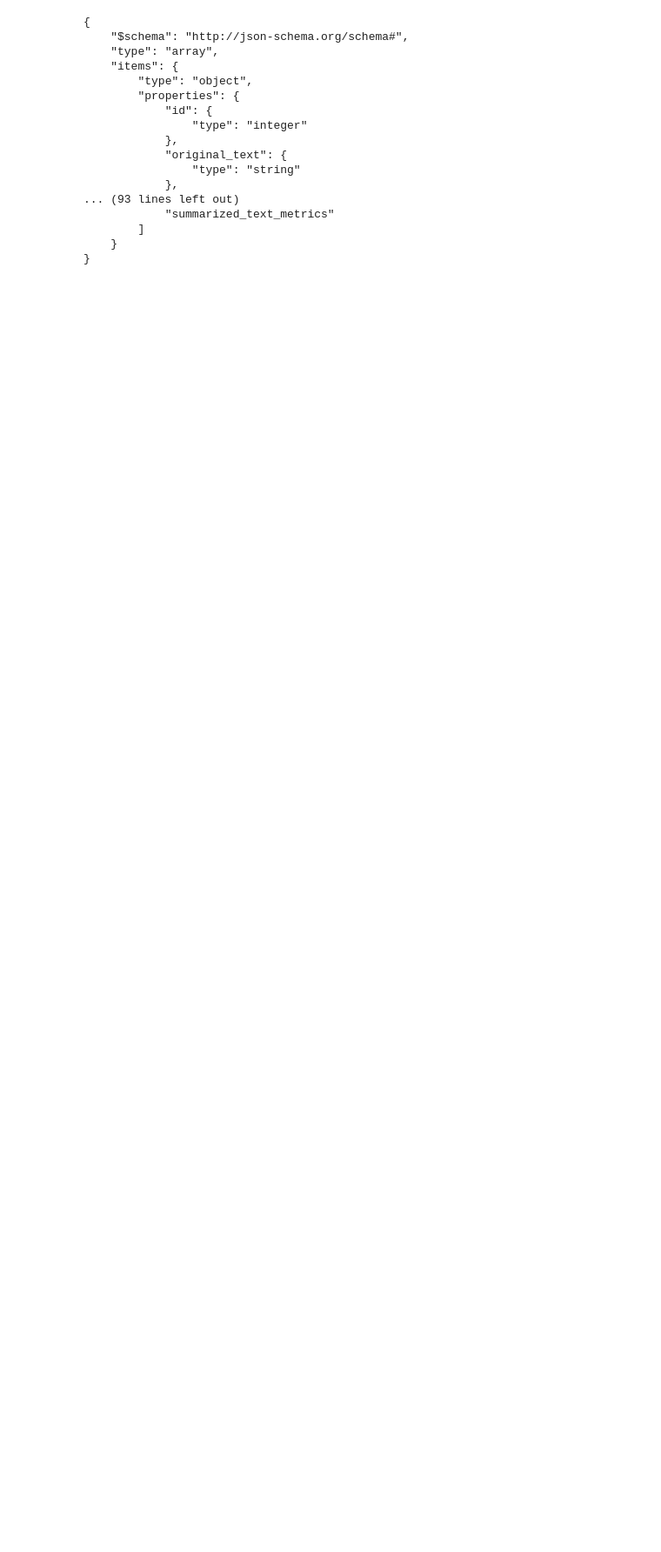
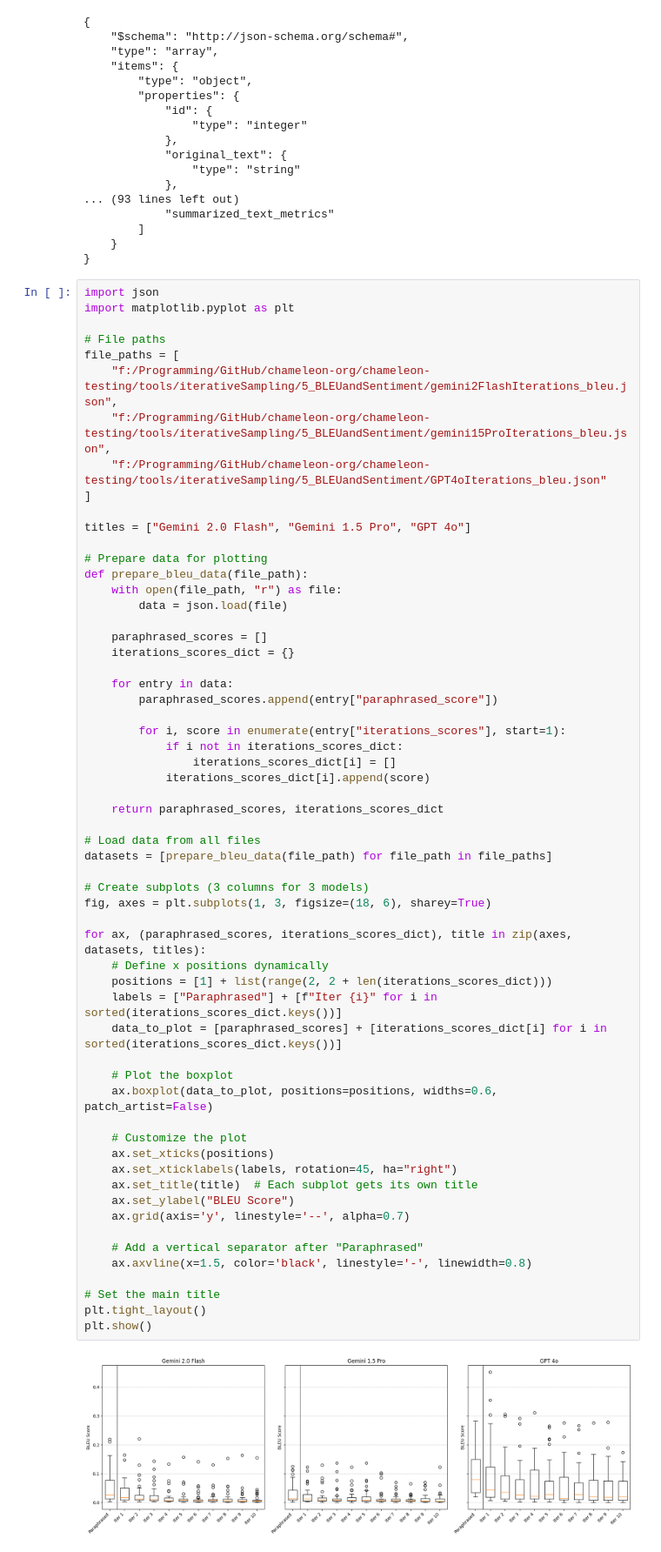
Before and after one commit to inconspicuous-buisness-venture/chameleon-testing, a Jupyter notebook: tools/iterativeSampling/graphs.ipynb, the cells around one changed output. Shown: that part at 87% size. Cells and saved outputs as stored; diff of their text form; blank space fills up the shorter version.

Commit message:
graphs

```diff
--- a/tools/iterativeSampling/graphs.ipynb
+++ b/tools/iterativeSampling/graphs.ipynb
@@ -122,3 +122,64 @@ print(json.dumps(builder.to_schema(), indent=4))
         ]
     }
 }
+# %%
+import json
+import matplotlib.pyplot as plt
+
+# File paths
+file_paths = [
+    "f:/Programming/GitHub/chameleon-org/chameleon-testing/tools/iterativeSampling/5_BLEUandSentiment/gemini2FlashIterations_bleu.json",
+    "f:/Programming/GitHub/chameleon-org/chameleon-testing/tools/iterativeSampling/5_BLEUandSentiment/gemini15ProIterations_bleu.json",
+    "f:/Programming/GitHub/chameleon-org/chameleon-testing/tools/iterativeSampling/5_BLEUandSentiment/GPT4oIterations_bleu.json"
+]
+
+titles = ["Gemini 2.0 Flash", "Gemini 1.5 Pro", "GPT 4o"]
+
+# Prepare data for plotting
+def prepare_bleu_data(file_path):
+    with open(file_path, "r") as file:
+        data = json.load(file)
+
+    paraphrased_scores = []
+    iterations_scores_dict = {}
+
+    for entry in data:
+        paraphrased_scores.append(entry["paraphrased_score"])
+
+        for i, score in enumerate(entry["iterations_scores"], start=1):
+            if i not in iterations_scores_dict:
+                iterations_scores_dict[i] = []
+            iterations_scores_dict[i].append(score)
+
+    return paraphrased_scores, iterations_scores_dict
+
+# Load data from all files
+datasets = [prepare_bleu_data(file_path) for file_path in file_paths]
+
+# Create subplots (3 columns for 3 models)
+fig, axes = plt.subplots(1, 3, figsize=(18, 6), sharey=True)
+
+for ax, (paraphrased_scores, iterations_scores_dict), title in zip(axes, datasets, titles):
+    # Define x positions dynamically
+    positions = [1] + list(range(2, 2 + len(iterations_scores_dict)))
+    labels = ["Paraphrased"] + [f"Iter {i}" for i in sorted(iterations_scores_dict.keys())]
+    data_to_plot = [paraphrased_scores] + [iterations_scores_dict[i] for i in sorted(iterations_scores_dict.keys())]
+
+    # Plot the boxplot
+    ax.boxplot(data_to_plot, positions=positions, widths=0.6, patch_artist=False)
+
+    # Customize the plot
+    ax.set_xticks(positions)
+    ax.set_xticklabels(labels, rotation=45, ha="right")
+    ax.set_title(title)  # Each subplot gets its own title
+    ax.set_ylabel("BLEU Score")
+    ax.grid(axis='y', linestyle='--', alpha=0.7)
+
+    # Add a vertical separator after "Paraphrased"
+    ax.axvline(x=1.5, color='black', linestyle='-', linewidth=0.8)
+
+# Set the main title
+plt.tight_layout()
+plt.show()
+# %% [output]
+[figure, added]
```
Also changed, not shown: 12 other files.
